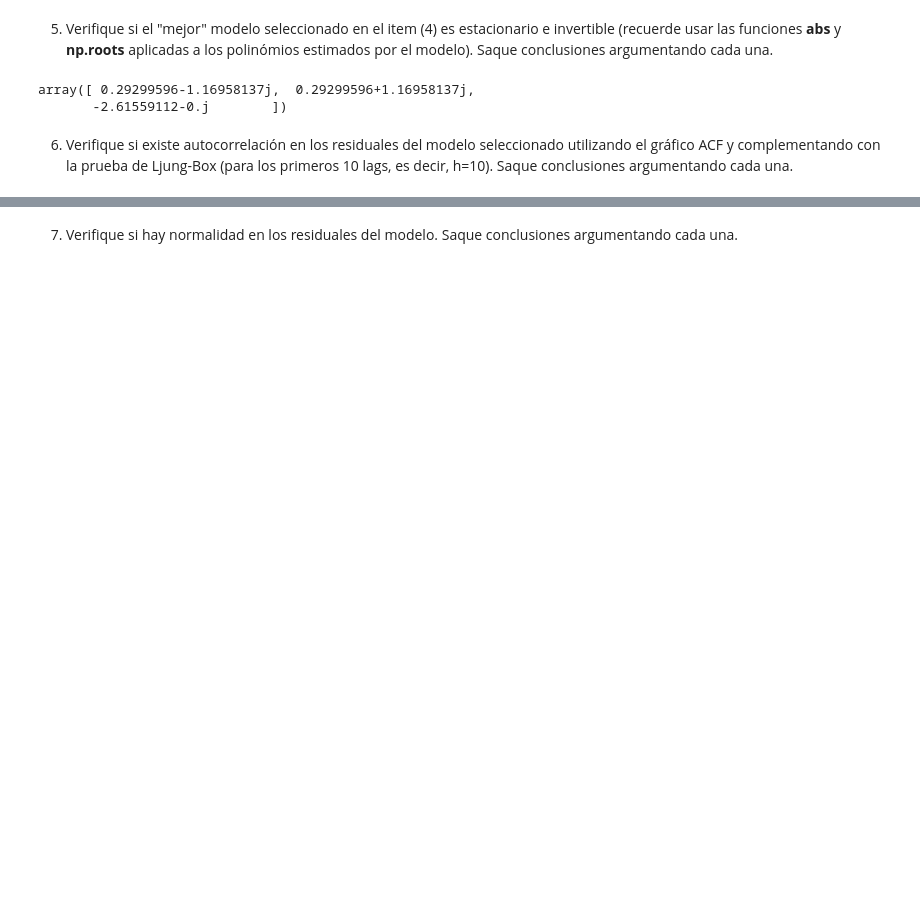
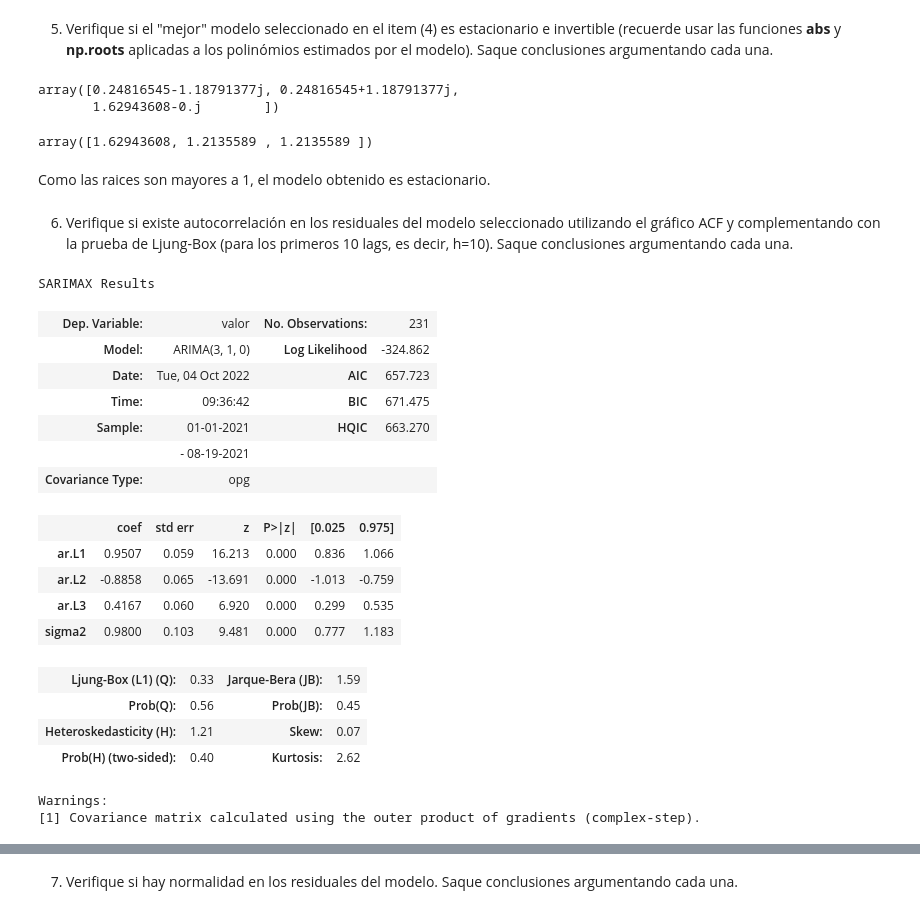
Before and after one commit to julianusor/series_de_tiempo, a Jupyter notebook: Exam2/Parcial-2.ipynb, the cells around one changed output, grey strips where cells are left out. Cells and saved outputs as stored; diff of their text form; code cells hidden in the pictures; blank space fills up the shorter version.

Commit message:
conclusions of time series 1

```diff
--- a/Exam2/Parcial-2.ipynb
+++ b/Exam2/Parcial-2.ipynb
@@ -276,9 +206,39 @@ Warnings:
 # %% [markdown]
 5. Verifique si el "mejor" modelo seleccionado en el item (4) es estacionario e invertible (recuerde usar las funciones __abs__ y __np.roots__ aplicadas a los polinómios estimados por el modelo). Saque conclusiones argumentando cada una.
 # %%
-model2.arroots
+model4.arroots
 # %% [output]
-array([ 0.29299596-1.16958137j,  0.29299596+1.16958137j,
-       -2.61559112-0.j        ])
+array([0.24816545-1.18791377j, 0.24816545+1.18791377j,
+       1.62943608-0.j        ])
+# %%
+ar_p = [1, *-model4.arparams] # modelo.arparams devuelve los parametros del modelo desde el lag 1 hasta el ultimo lag
+ar_p.reverse()
+abs(np.roots(ar_p))
+# %% [output]
+array([1.62943608, 1.2135589 , 1.2135589 ])
+# %% [markdown]
+Como las raices son mayores a 1, el modelo obtenido es estacionario.
 # %% [markdown]
 6. Verifique si existe autocorrelación en los residuales del modelo seleccionado utilizando el gráfico ACF y complementando con la prueba de Ljung-Box (para los primeros 10 lags, es decir, h=10). Saque conclusiones argumentando cada una.
+# %%
+model4.summary()
+# %% [output]
+SARIMAX Results
+| Dep. Variable: | valor | No. Observations: | 231 |
+| Model: | ARIMA(3, 1, 0) | Log Likelihood | -324.862 |
+| Date: | Tue, 04 Oct 2022 | AIC | 657.723 |
+| Time: | 09:36:42 | BIC | 671.475 |
+| Sample: | 01-01-2021 | HQIC | 663.270 |
+|  | - 08-19-2021 |  |  |
+| Covariance Type: | opg |  |  |
+|  | coef | std err | z | P>|z| | [0.025 | 0.975] |
+| ar.L1 | 0.9507 | 0.059 | 16.213 | 0.000 | 0.836 | 1.066 |
+| ar.L2 | -0.8858 | 0.065 | -13.691 | 0.000 | -1.013 | -0.759 |
+| ar.L3 | 0.4167 | 0.060 | 6.920 | 0.000 | 0.299 | 0.535 |
+| sigma2 | 0.9800 | 0.103 | 9.481 | 0.000 | 0.777 | 1.183 |
+| Ljung-Box (L1) (Q): | 0.33 | Jarque-Bera (JB): | 1.59 |
+| Prob(Q): | 0.56 | Prob(JB): | 0.45 |
+| Heteroskedasticity (H): | 1.21 | Skew: | 0.07 |
+| Prob(H) (two-sided): | 0.40 | Kurtosis: | 2.62 |
+Warnings:
+[1] Covariance matrix calculated using the outer product of gradients (complex-step).
```
Also changed, not shown: parts of 22 cells of this notebook.
